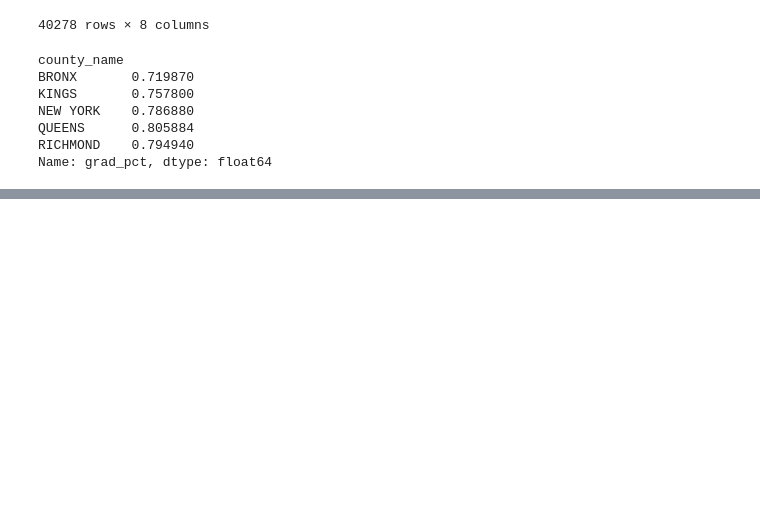
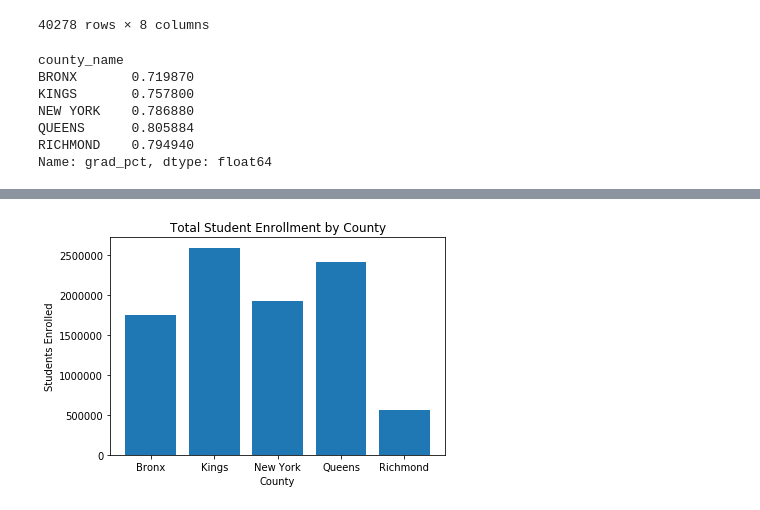
Before and after one commit to kimcrine/project_1, a Jupyter notebook: graduation_rates.ipynb, the cells around one changed output, grey strips where cells are left out. Drawn from its saved outputs; the diff is of its cells as text; code cells hidden in the pictures; blank space fills up the shorter version.

```diff
--- a/graduation_rates.ipynb
+++ b/graduation_rates.ipynb
@@ -147,0 +198,11 @@ Name: grad_pct, dtype: float64
+# %%
+counties = ["Bronx", "Kings", "New York", "Queens", "Richmond"]
+total_enroll = nyc_grad_rates.groupby(["county_name"])["enroll_cnt"].sum()
+
+plt.bar(counties, total_enroll)
+plt.title("Total Student Enrollment by County")
+plt.xlabel("County")
+plt.ylabel("Students Enrolled")
+plt.show()
+# %% [output]
+[figure, added]
```
Also changed, not shown: parts of 9 cells of this notebook.
